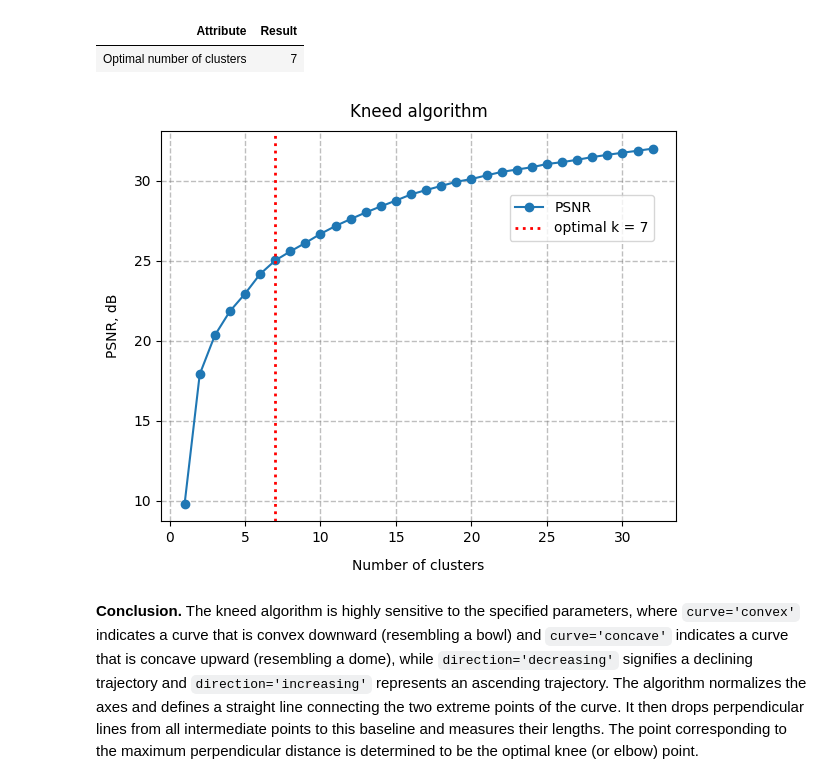
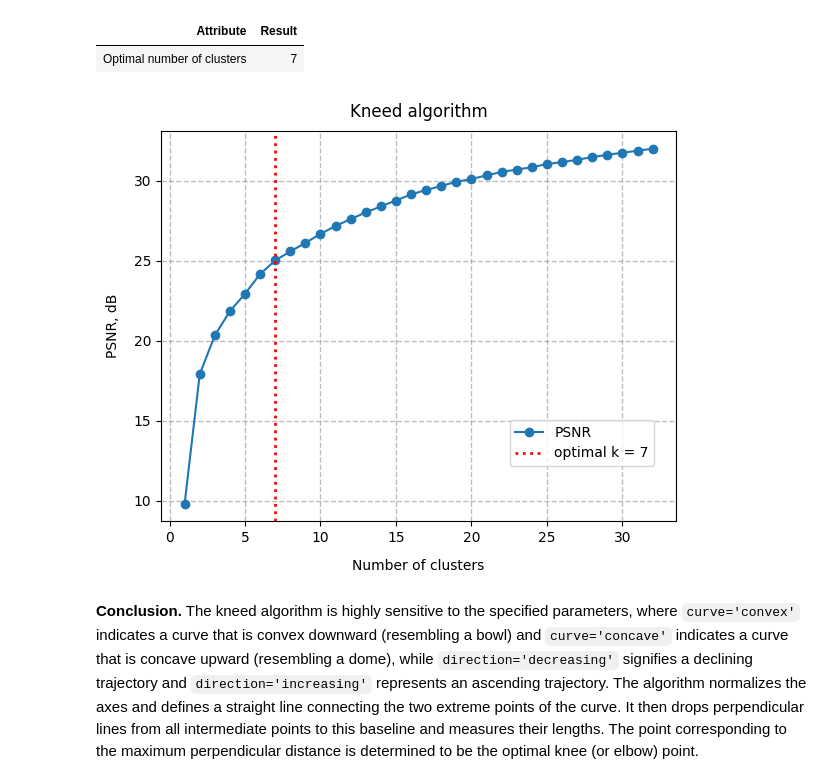
Before and after one commit to BogdanPinchuk/ComputerVision-PBY_HW8, a Jupyter notebook: Investigation.ipynb, the cells around one changed output. Cells and saved outputs as stored; diff of their text form; code cells hidden in the pictures.

```diff
--- a/Investigation.ipynb
+++ b/Investigation.ipynb
@@ -302,31 +302,31 @@ Kneedle algorithm
 # %%
 # Graphic results
 
 import matplotlib.pyplot as plt
 
 # Input data
 
 # Solution
 fig, axes = plt.subplots(figsize=(6, 5))
 
 ax = axes
 ax.plot(wcss.keys(), wcss.values(), marker='o', label='PSNR', color='tab:blue')
 ax.axvline(best_k_kneedle, linestyle=':', color='red', linewidth=2.0, label=f"optimal k = {best_k_kneedle}")
 
 ax.grid(axis='both', visible=True, which='major', ls='--', linewidth=1.0, color='tab:gray')
 # ax.minorticks_on()
 # ax.grid(axis='both', visible=True, which='minor', ls=':', linewidth=0.5, color='tab:green')
 ax.set_title("Kneed algorithm", pad=10, loc='center', color='black')
 ax.set_xlabel("Number of clusters", labelpad=10, loc='center', color='black')
 ax.set_ylabel("PSNR, dB", labelpad=10, loc='center', color='black')
 
 # plt.suptitle("test")
 
-fig.legend(bbox_to_anchor=(0.95, 0.8))
+fig.legend(bbox_to_anchor=(0.95, 0.35))
 plt.tight_layout()
 plt.show()
 # %% [output]
-[figure, old version]
+[figure, new version]
 # %% [markdown]
 **Conclusion.** The kneed algorithm is highly sensitive to the specified parameters, where `curve='convex'` indicates a curve that is convex downward (resembling a bowl) and `curve='concave'` indicates a curve that is concave upward (resembling a dome), while `direction='decreasing'` signifies a declining trajectory and `direction='increasing'` represents an ascending trajectory. The algorithm normalizes the axes and defines a straight line connecting the two extreme points of the curve. It then drops perpendicular lines from all intermediate points to this baseline and measures their lengths. The point corresponding to the maximum perpendicular distance is determined to be the optimal knee (or elbow) point.
 # %% [markdown]
```
Also changed, not shown: parts of 1 cell of this notebook.
